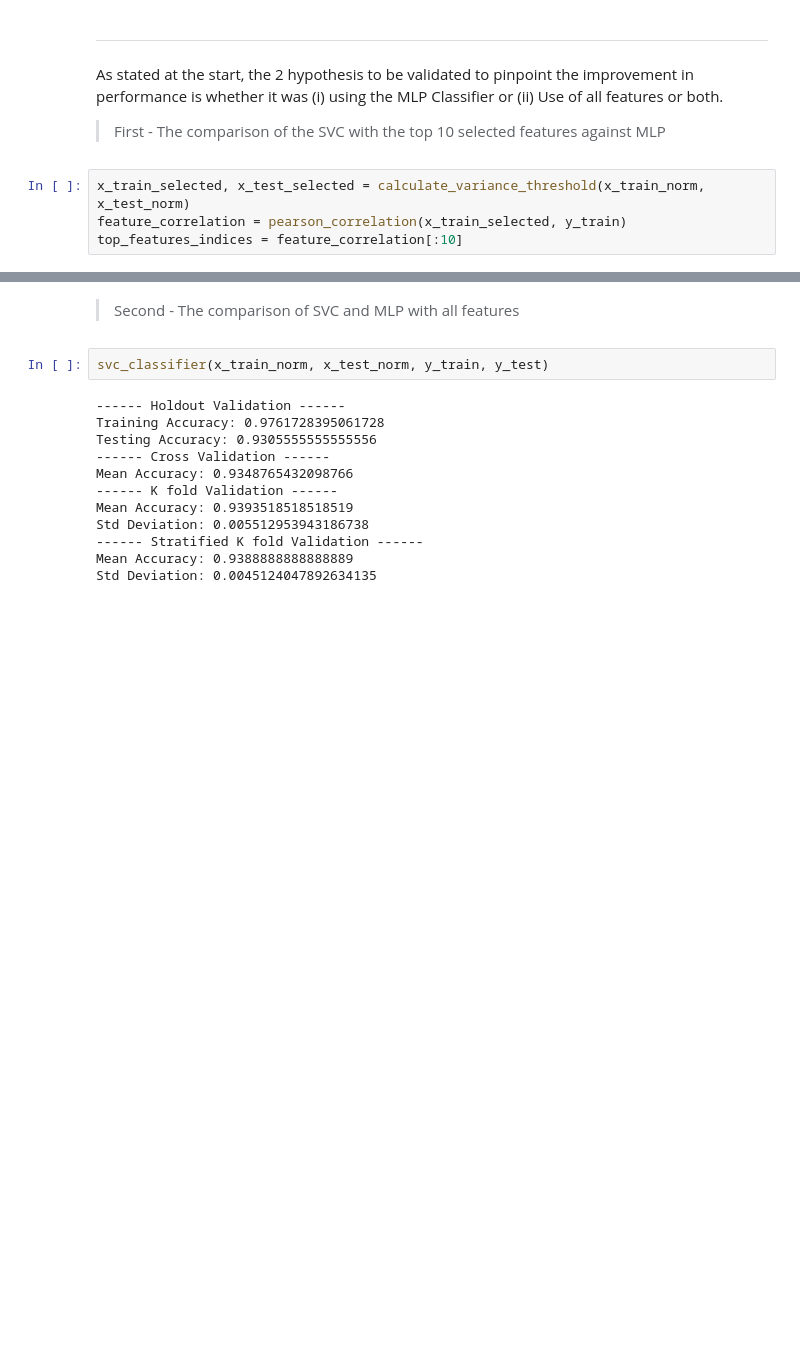
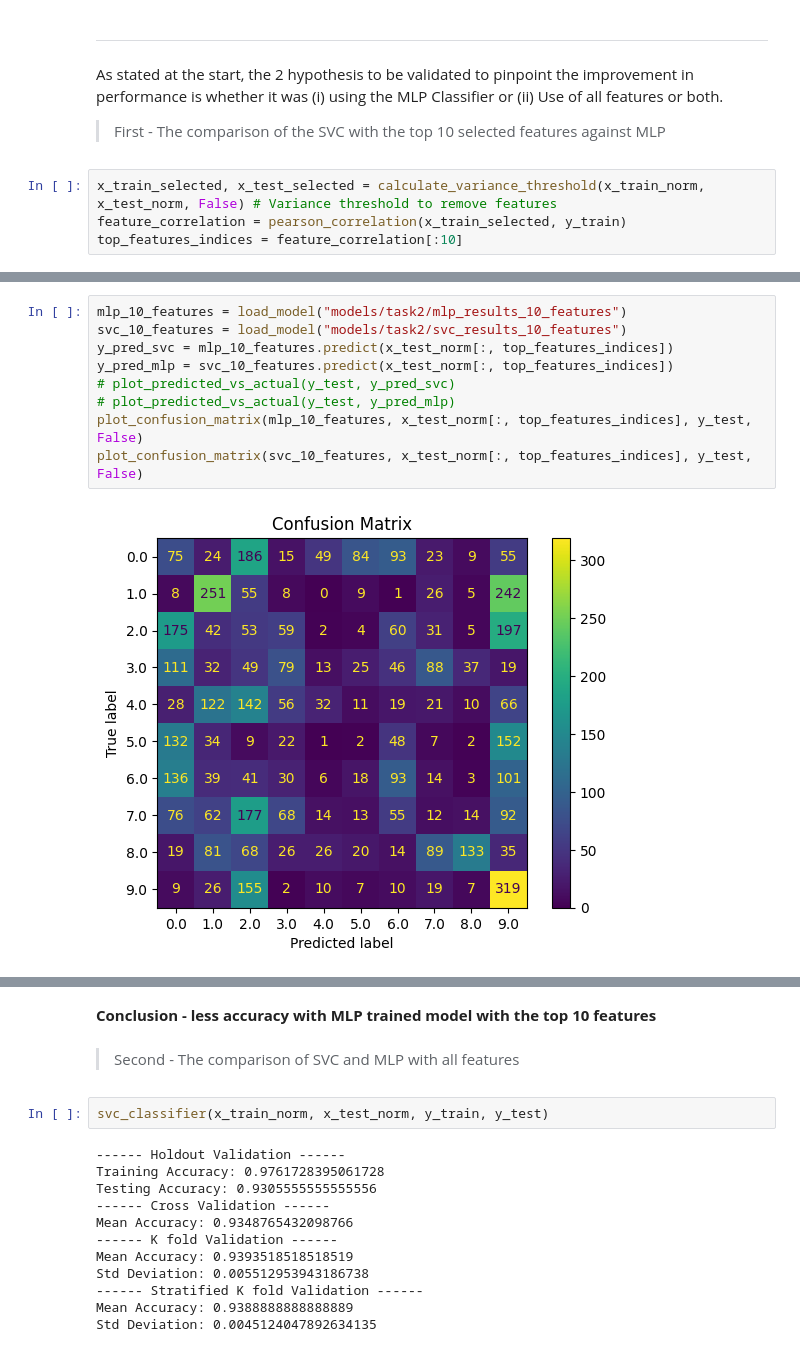
Before and after one commit to aym183/Satellite-Image-Classification, a Jupyter notebook: task2.ipynb, the cells around one changed output, grey strips where cells are left out. Saved outputs shown, nothing was run; the diff lists cells and outputs as text; blank space fills up the shorter version.

```diff
--- a/task2.ipynb
+++ b/task2.ipynb
@@ -274,6 +295,6 @@ As stated at the start, the 2 hypothesis to be validated to pinpoint the improve
 
 >First - The comparison of the SVC with the top 10 selected features against MLP
 # %%
-x_train_selected, x_test_selected = calculate_variance_threshold(x_train_norm, x_test_norm)
+x_train_selected, x_test_selected = calculate_variance_threshold(x_train_norm, x_test_norm, False) # Variance threshold to remove features
 feature_correlation = pearson_correlation(x_train_selected, y_train)
 top_features_indices = feature_correlation[:10]
@@ -297,0 +331,11 @@ MLPClassifier(activation='tanh', hidden_layer_sizes=(50, 100, 50),
+# %%
+mlp_10_features = load_model("models/task2/mlp_results_10_features")
+svc_10_features = load_model("models/task2/svc_results_10_features")
+y_pred_svc = mlp_10_features.predict(x_test_norm[:, top_features_indices])
+y_pred_mlp = svc_10_features.predict(x_test_norm[:, top_features_indices])
+# plot_predicted_vs_actual(y_test, y_pred_svc)
+# plot_predicted_vs_actual(y_test, y_pred_mlp)
+plot_confusion_matrix(mlp_10_features, x_test_norm[:, top_features_indices], y_test, False)
+plot_confusion_matrix(svc_10_features, x_test_norm[:, top_features_indices], y_test, False)
+# %% [output]
+[figure, added]
@@ -298,3 +343,5 @@ MLPClassifier(activation='tanh', hidden_layer_sizes=(50, 100, 50),
+# %% [markdown]
+<b>Conclusion - less accuracy with MLP trained model with the top 10 features</b>
 # %% [markdown]
 >Second - The comparison of SVC and MLP with all features
 # %%
```
Also changed, not shown: parts of 20 cells of this notebook, 7 other files.
